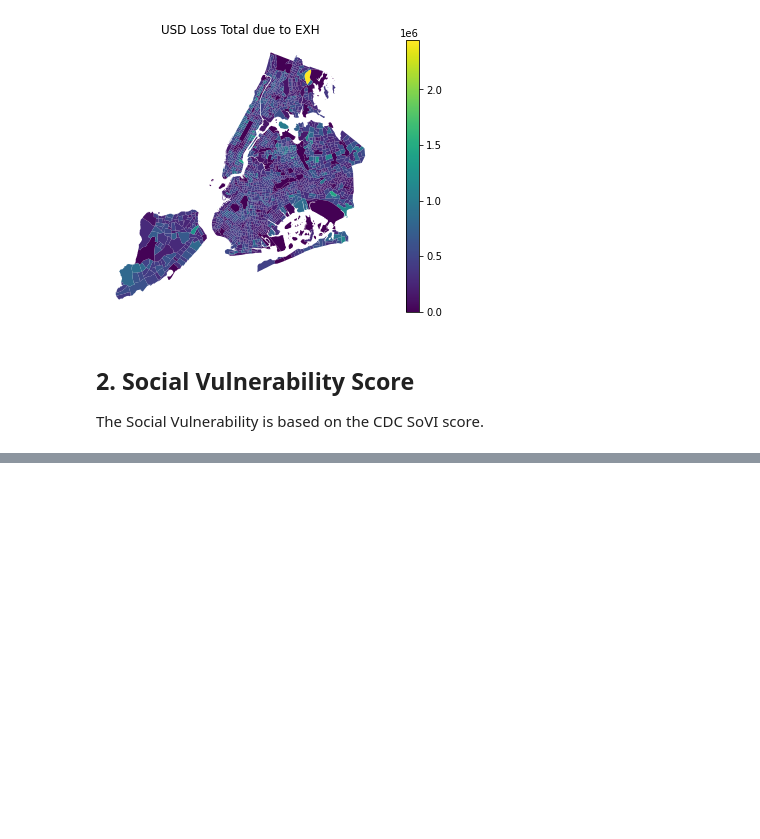
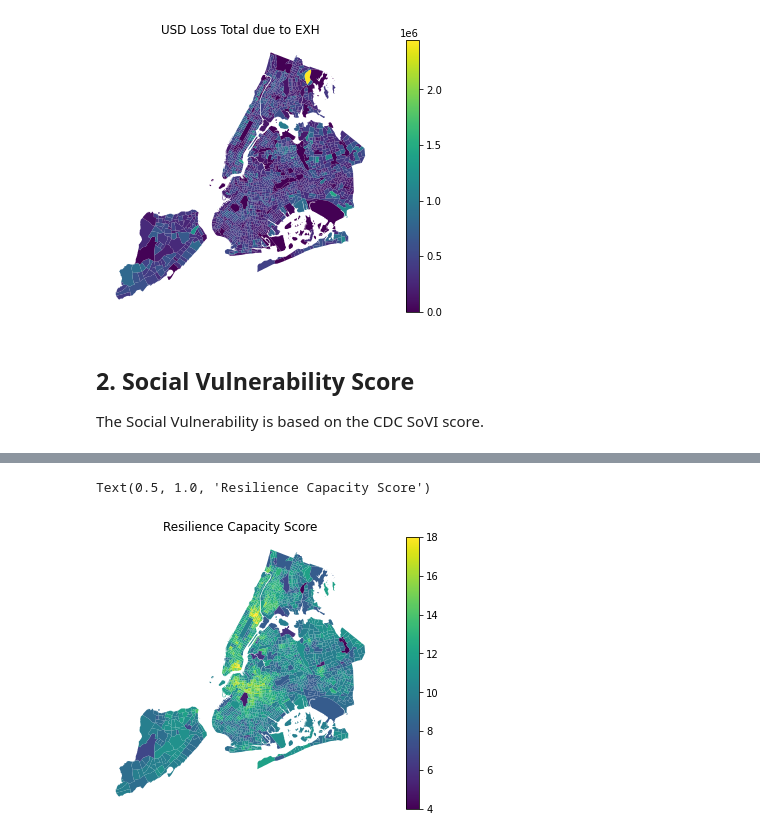
Before and after one commit to NYCEM-GIS/urban-risk-index, a Jupyter notebook: NOTEBOOKS/CALC_EXTREME_HEAT_1.ipynb, the cells around one changed output, grey strips where cells are left out. Drawn from its saved outputs; the diff is of its cells as text; code cells hidden in the pictures; blank space fills up the shorter version.

```diff
--- a/NOTEBOOKS/CALC_EXTREME_HEAT_1.ipynb
+++ b/NOTEBOOKS/CALC_EXTREME_HEAT_1.ipynb
@@ -96,0 +80,13 @@ The Social Vulnerability is based on the CDC SoVI score.
+# %%
+path_RCA = params.PATHNAMES.at['EXH_RCA_composite_score', 'Value']
+gdf_RCA = gpd.read_file(path_RCA)
+RCA = URI.RCA(hazard_name=hazard_name, map_tract=gdf_RCA)
+#plot
+fig = plt.figure(figsize=(10, 5))
+ax = fig.add_subplot(111)
+RCA.RCA_map.plot(ax=ax, column = 'Score', legend=True)
+plt.axis('off')
+plt.title('Resilience Capacity Score')
+# %% [output]
+Text(0.5, 1.0, 'Resilience Capacity Score')
+[figure, added]
```
Also changed, not shown: parts of 8 cells of this notebook, 7 other files.
